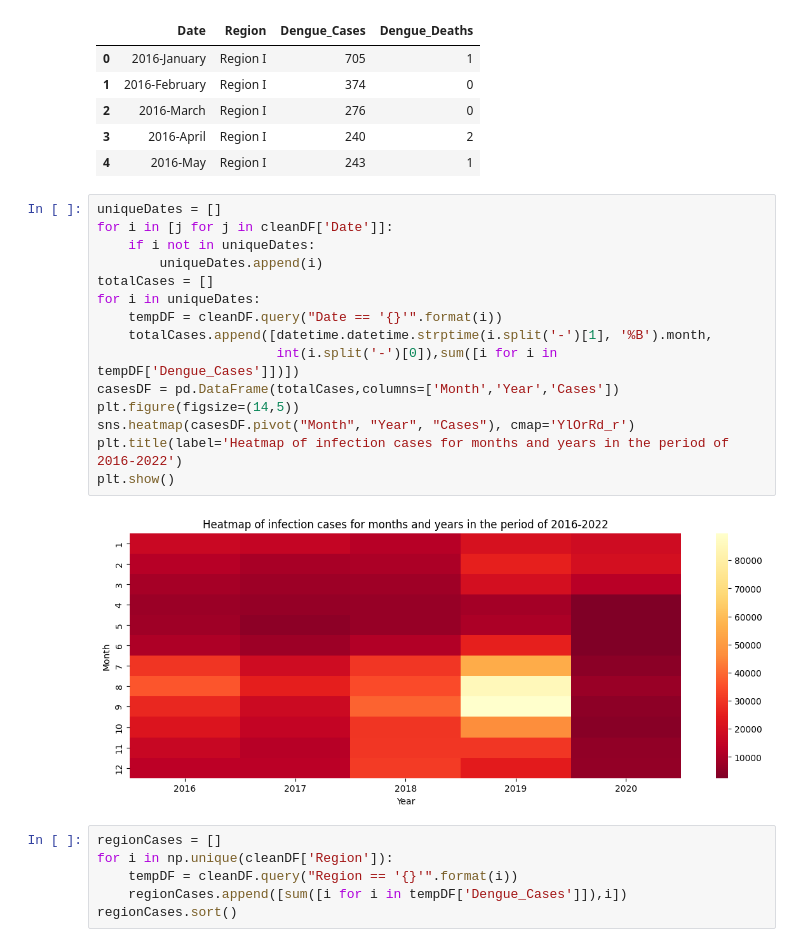
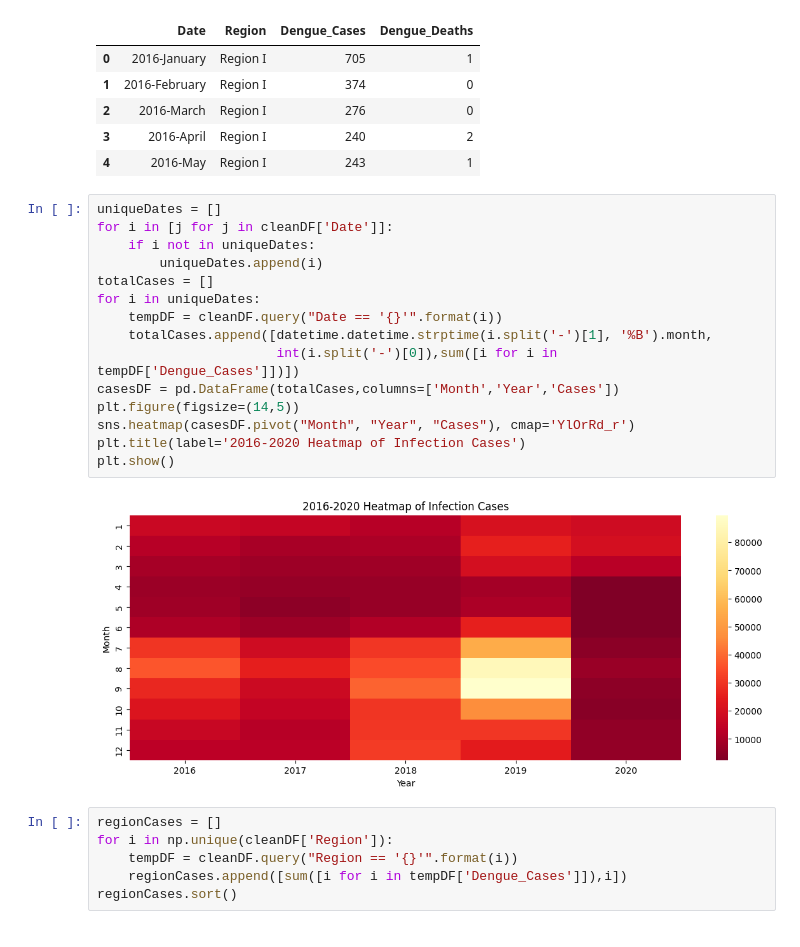
Before and after one commit to PrncssAnnMrgrtUy/ITBA3204_FIGHT-THE-BITE, a Jupyter notebook: Dengue_Cases_and_Analysis.ipynb, the cells around one changed output. Cells and saved outputs as stored; diff of their text form.

```diff
--- a/Dengue_Cases_and_Analysis.ipynb
+++ b/Dengue_Cases_and_Analysis.ipynb
@@ -112,20 +112,20 @@ cleanDF.head().style.background_gradient(cmap='YlOrRd_r')
 # %%
 uniqueDates = []
 for i in [j for j in cleanDF['Date']]:
     if i not in uniqueDates:
         uniqueDates.append(i)
 totalCases = []
 for i in uniqueDates:
     tempDF = cleanDF.query("Date == '{}'".format(i))
     totalCases.append([datetime.datetime.strptime(i.split('-')[1], '%B').month,
                        int(i.split('-')[0]),sum([i for i in tempDF['Dengue_Cases']])])
 casesDF = pd.DataFrame(totalCases,columns=['Month','Year','Cases'])
 plt.figure(figsize=(14,5))
 sns.heatmap(casesDF.pivot("Month", "Year", "Cases"), cmap='YlOrRd_r')
-plt.title(label='Heatmap of infection cases for months and years in the period of 2016-2022')
+plt.title(label='2016-2020 Heatmap of Infection Cases')
 plt.show()
 # %% [output]
-[figure, old version]
+[figure, new version]
 # %%
 regionCases = []
 for i in np.unique(cleanDF['Region']):
```
Also changed, not shown: parts of 3 cells of this notebook.
